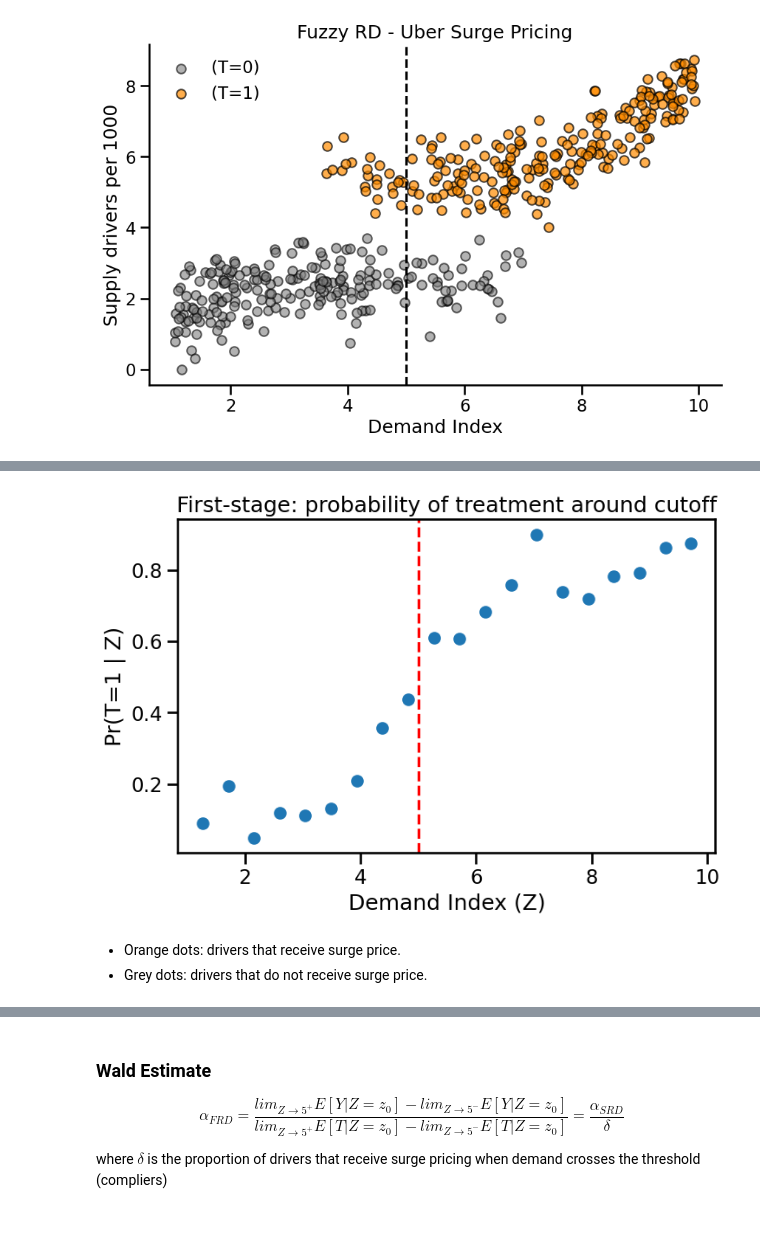
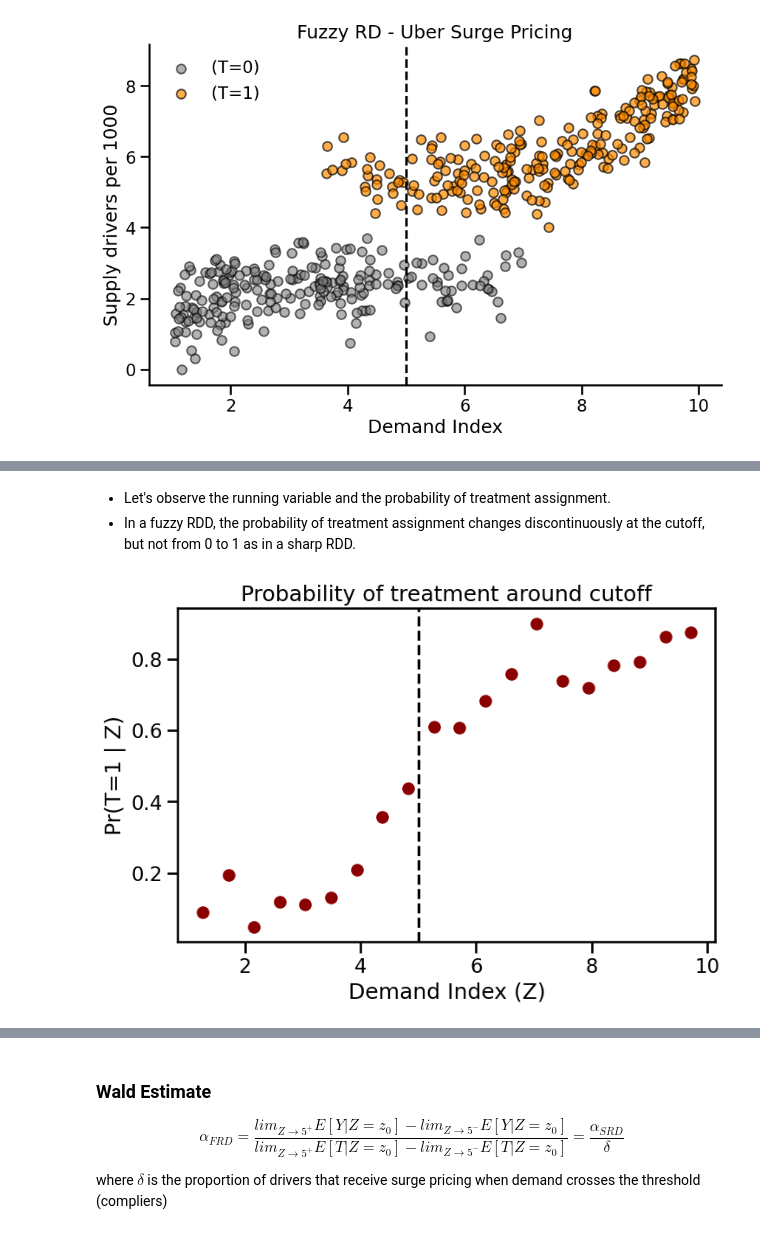
Before and after one commit to luciasauer/bse_econometrics, a Jupyter notebook: TA8/TA8.ipynb, the cells around one changed output, grey strips where cells are left out. Drawn from its saved outputs; the diff is of its cells as text; code cells hidden in the pictures.

```diff
--- a/TA8/TA8.ipynb
+++ b/TA8/TA8.ipynb
@@ -460,18 +451,18 @@ df = pd.DataFrame({
 })
+# %% [markdown]
+- Let's observe the running variable and the probability of treatment assignment.
+- In a fuzzy RDD, the probability of treatment assignment changes discontinuously at the cutoff, but not from 0 to 1 as in a sharp RDD.
 # %%
 df["bin"] = pd.cut(df["Z"], bins=20)
 treat_prob = df.groupby("bin")["T"].mean()
 bin_centers = [b.mid for b in treat_prob.index]
 
 plt.figure(figsize=(8,5))
-plt.scatter(bin_centers, treat_prob)
-plt.axvline(cutoff, color="red", linestyle="--")
+plt.scatter(bin_centers, treat_prob, color='darkred')
+plt.axvline(cutoff, color="black", linestyle="--")
 plt.xlabel("Demand Index (Z)")
 plt.ylabel("Pr(T=1 | Z)")
-plt.title("First-stage: probability of treatment around cutoff")
+plt.title("Probability of treatment around cutoff")
 plt.show()
 # %% [output]
-[figure, old version]
+[figure, new version]
-# %% [markdown]
-- Orange dots: drivers that receive surge price.
-- Grey dots: drivers that do not receive surge price.
```
Also changed, not shown: parts of 16 cells of this notebook.
